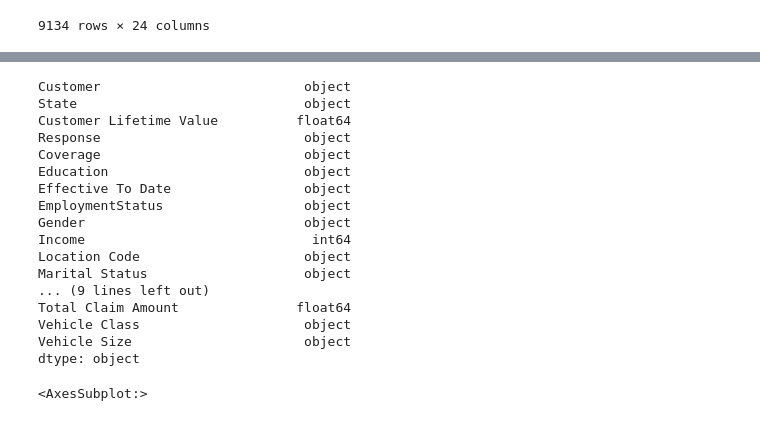
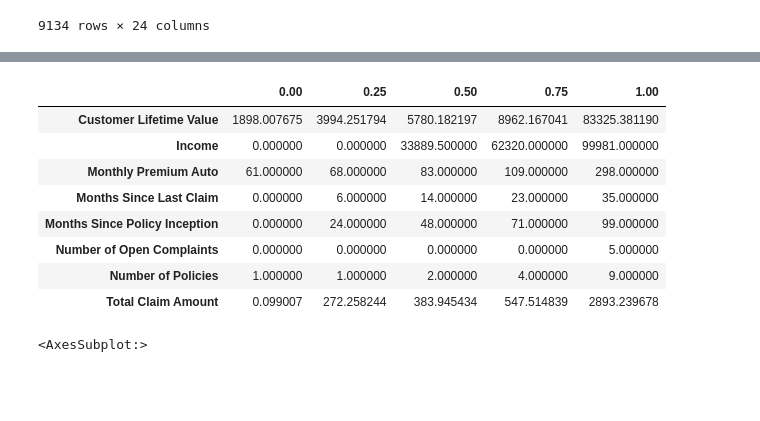
Before and after one commit to chicopolilla/Raul_Lab, a Jupyter notebook: Lab_Customer_Analysis_Round_3/Lab_custumer_analysis_round_3.ipynb, the cells around one changed output, grey strips where cells are left out. Saved outputs shown, nothing was run; the diff lists cells and outputs as text; code cells hidden in the pictures; blank space fills up the shorter version.

```diff
--- a/Lab_Customer_Analysis_Round_3/Lab_custumer_analysis_round_3.ipynb
+++ b/Lab_Customer_Analysis_Round_3/Lab_custumer_analysis_round_3.ipynb
@@ -38,23 +69,15 @@ data.describe()
 # %%
-data.dtypes
+data.quantile([0,0.25,0.5,0.75,1]).T
 # %% [output]
-Customer                          object
-State                             object
-Customer Lifetime Value          float64
-Response                          object
-Coverage                          object
-Education                         object
-Effective To Date                 object
-EmploymentStatus                  object
-Gender                            object
-Income                             int64
-Location Code                     object
-Marital Status                    object
-... (9 lines left out)
-Total Claim Amount               float64
-Vehicle Class                     object
-Vehicle Size                      object
-dtype: object
+|  | 0.00 | 0.25 | 0.50 | 0.75 | 1.00 |
+| Customer Lifetime Value | 1898.007675 | 3994.251794 | 5780.182197 | 8962.167041 | 83325.381190 |
+| Income | 0.000000 | 0.000000 | 33889.500000 | 62320.000000 | 99981.000000 |
+| Monthly Premium Auto | 61.000000 | 68.000000 | 83.000000 | 109.000000 | 298.000000 |
+| Months Since Last Claim | 0.000000 | 6.000000 | 14.000000 | 23.000000 | 35.000000 |
+| Months Since Policy Inception | 0.000000 | 24.000000 | 48.000000 | 71.000000 | 99.000000 |
+| Number of Open Complaints | 0.000000 | 0.000000 | 0.000000 | 0.000000 | 5.000000 |
+| Number of Policies | 1.000000 | 1.000000 | 2.000000 | 4.000000 | 9.000000 |
+| Total Claim Amount | 0.099007 | 272.258244 | 383.945434 | 547.514839 | 2893.239678 |
 # %%
 # Show a plot of the total number of responses.
 data['Response'].hist()
```
Also changed, not shown: parts of 3 cells of this notebook.
